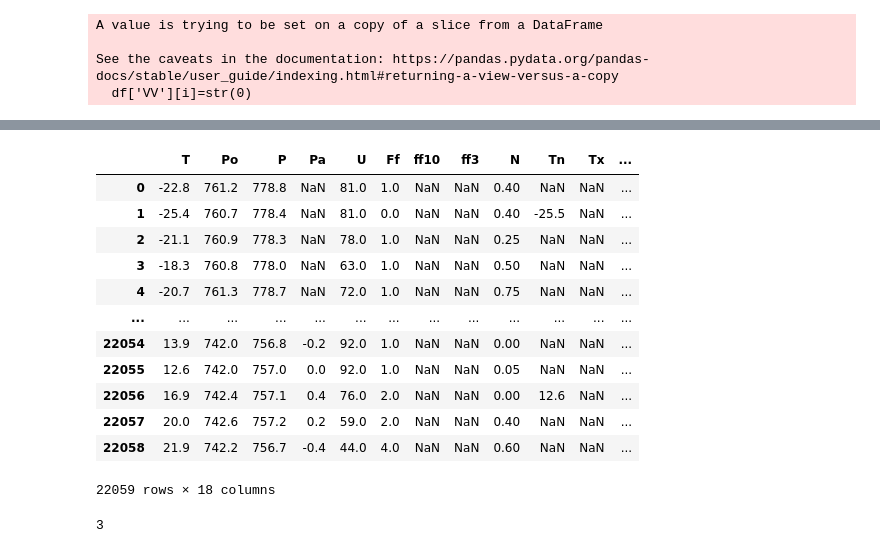
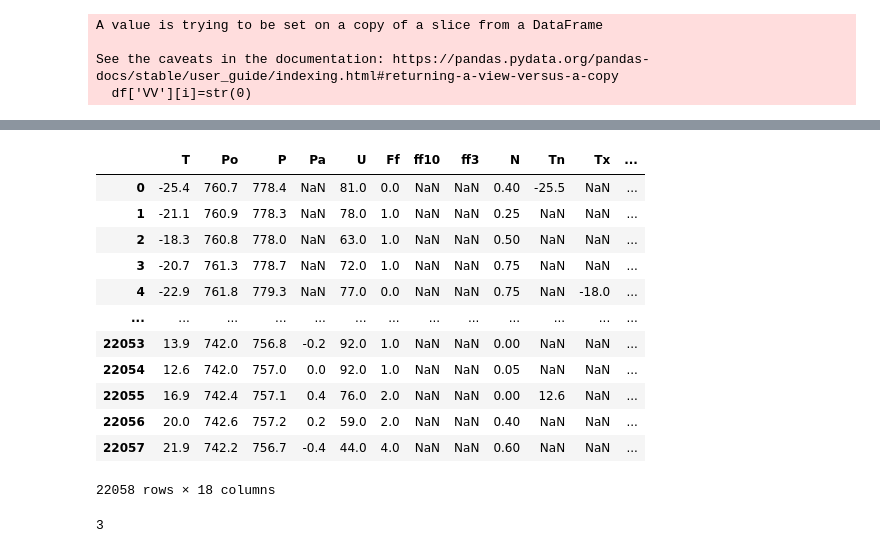
Before and after one commit to kvv1618/BTP_weather_nowcasting, a Jupyter notebook: BTP_eval/data_preprocessing.ipynb, the cells around one changed output, grey strips where cells are left out. Drawn from its saved outputs; the diff is of its cells as text; code cells hidden in the pictures.

```diff
--- a/BTP_eval/data_preprocessing.ipynb
+++ b/BTP_eval/data_preprocessing.ipynb
@@ -90,22 +90,22 @@ df_numeric.describe()
 | 75% | 18.300000 | 751.100000 | 766.400000 | 0.500000 | 87.000000 | 3.000000 | 18.25 | 19.000000 | 1.000000 | 14.000000 | 24.100000 | ... |
 | max | 36.600000 | 770.800000 | 788.200000 | 4.600000 | 100.000000 | 10.000000 | 19.00 | 20.000000 | 1.000000 | 23.600000 | 37.600000 | ... |
 # %%
-df_numeric=df_numeric.iloc[5:,:].reset_index(drop=True)
+df_numeric=df_numeric.iloc[6:,:].reset_index(drop=True)
 df_numeric
 # %% [output]
 |  | T | Po | P | Pa | U | Ff | ff10 | ff3 | N | Tn | Tx | ... |
-| 0 | -22.8 | 761.2 | 778.8 | NaN | 81.0 | 1.0 | NaN | NaN | 0.40 | NaN | NaN | ... |
-| 1 | -25.4 | 760.7 | 778.4 | NaN | 81.0 | 0.0 | NaN | NaN | 0.40 | -25.5 | NaN | ... |
-| 2 | -21.1 | 760.9 | 778.3 | NaN | 78.0 | 1.0 | NaN | NaN | 0.25 | NaN | NaN | ... |
-| 3 | -18.3 | 760.8 | 778.0 | NaN | 63.0 | 1.0 | NaN | NaN | 0.50 | NaN | NaN | ... |
-| 4 | -20.7 | 761.3 | 778.7 | NaN | 72.0 | 1.0 | NaN | NaN | 0.75 | NaN | NaN | ... |
+| 0 | -25.4 | 760.7 | 778.4 | NaN | 81.0 | 0.0 | NaN | NaN | 0.40 | -25.5 | NaN | ... |
+| 1 | -21.1 | 760.9 | 778.3 | NaN | 78.0 | 1.0 | NaN | NaN | 0.25 | NaN | NaN | ... |
+| 2 | -18.3 | 760.8 | 778.0 | NaN | 63.0 | 1.0 | NaN | NaN | 0.50 | NaN | NaN | ... |
+| 3 | -20.7 | 761.3 | 778.7 | NaN | 72.0 | 1.0 | NaN | NaN | 0.75 | NaN | NaN | ... |
+| 4 | -22.9 | 761.8 | 779.3 | NaN | 77.0 | 0.0 | NaN | NaN | 0.75 | NaN | -18.0 | ... |
 | ... | ... | ... | ... | ... | ... | ... | ... | ... | ... | ... | ... | ... |
-| 22054 | 13.9 | 742.0 | 756.8 | -0.2 | 92.0 | 1.0 | NaN | NaN | 0.00 | NaN | NaN | ... |
-| 22055 | 12.6 | 742.0 | 757.0 | 0.0 | 92.0 | 1.0 | NaN | NaN | 0.05 | NaN | NaN | ... |
-| 22056 | 16.9 | 742.4 | 757.1 | 0.4 | 76.0 | 2.0 | NaN | NaN | 0.00 | 12.6 | NaN | ... |
-| 22057 | 20.0 | 742.6 | 757.2 | 0.2 | 59.0 | 2.0 | NaN | NaN | 0.40 | NaN | NaN | ... |
-| 22058 | 21.9 | 742.2 | 756.7 | -0.4 | 44.0 | 4.0 | NaN | NaN | 0.60 | NaN | NaN | ... |
+| 22053 | 13.9 | 742.0 | 756.8 | -0.2 | 92.0 | 1.0 | NaN | NaN | 0.00 | NaN | NaN | ... |
+| 22054 | 12.6 | 742.0 | 757.0 | 0.0 | 92.0 | 1.0 | NaN | NaN | 0.05 | NaN | NaN | ... |
+| 22055 | 16.9 | 742.4 | 757.1 | 0.4 | 76.0 | 2.0 | NaN | NaN | 0.00 | 12.6 | NaN | ... |
+| 22056 | 20.0 | 742.6 | 757.2 | 0.2 | 59.0 | 2.0 | NaN | NaN | 0.40 | NaN | NaN | ... |
+| 22057 | 21.9 | 742.2 | 756.7 | -0.4 | 44.0 | 4.0 | NaN | NaN | 0.60 | NaN | NaN | ... |
-22059 rows × 18 columns
+22058 rows × 18 columns
 # %%
 # df.rename(columns = {'T':'Temperature at 2m','Po':'Atmospheric pressure-station level'}, inplace = True)
 # df.rename(columns = {'Pa':'Changes in Atmospheric pressure over the last three hours','P':'Atmospheric pressure-mean sea level'}, inplace = True)
```
Also changed, not shown: parts of 21 cells of this notebook.
